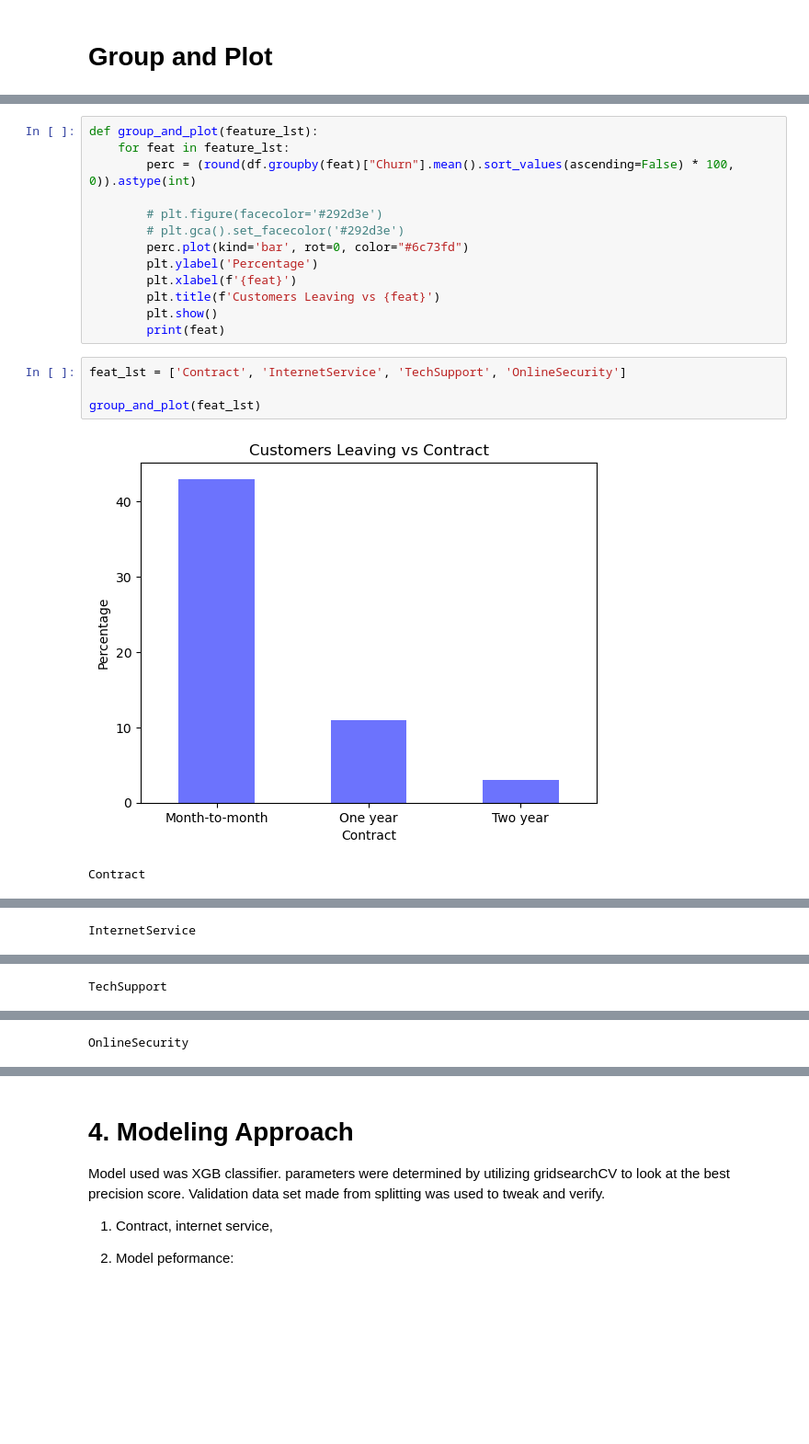
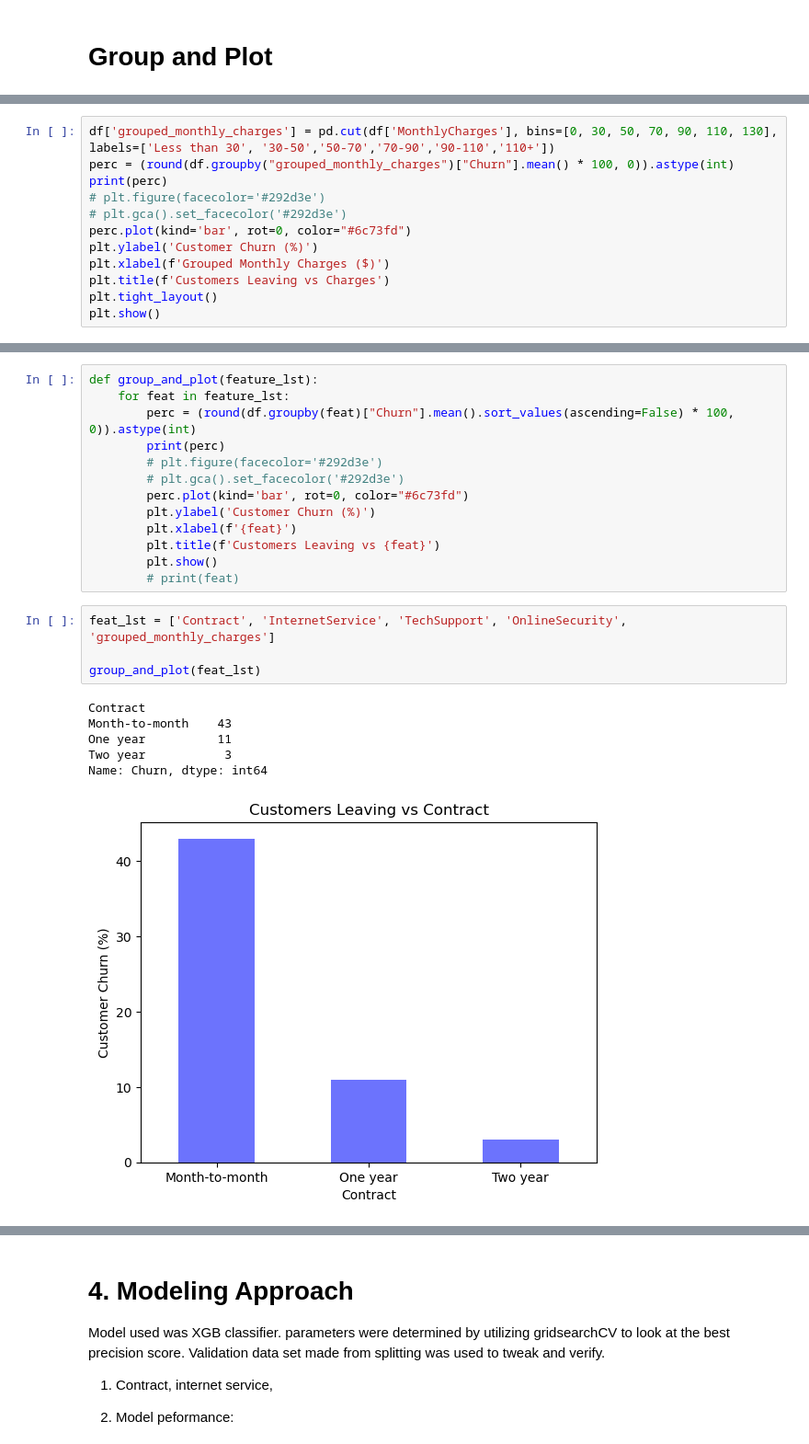
Before and after one commit to kurathemonster/classification_casestudy, a Jupyter notebook: classification.ipynb, the cells around one changed output, grey strips where cells are left out. Shown at 92% size. Saved outputs shown, nothing was run; the diff lists cells and outputs as text; blank space fills up the shorter version.

Commit message:
More graphing

```diff
--- a/classification.ipynb
+++ b/classification.ipynb
@@ -278,0 +281,12 @@ dtype: float64
+# %%
+df['grouped_monthly_charges'] = pd.cut(df['MonthlyCharges'], bins=[0, 30, 50, 70, 90, 110, 130], labels=['Less than 30', '30-50','50-70','70-90','90-110','110+'])
+perc = (round(df.groupby("grouped_monthly_charges")["Churn"].mean() * 100, 0)).astype(int)
+print(perc)
+# plt.figure(facecolor='#292d3e')
+# plt.gca().set_facecolor('#292d3e')
+perc.plot(kind='bar', rot=0, color="#6c73fd")
+plt.ylabel('Customer Churn (%)')
+plt.xlabel(f'Grouped Monthly Charges ($)')
+plt.title(f'Customers Leaving vs Charges')
+plt.tight_layout()
+plt.show()
@@ -280,19 +316,23 @@ dtype: float64
 def group_and_plot(feature_lst):
     for feat in feature_lst:
         perc = (round(df.groupby(feat)["Churn"].mean().sort_values(ascending=False) * 100, 0)).astype(int)
-
+        print(perc)
         # plt.figure(facecolor='#292d3e')
         # plt.gca().set_facecolor('#292d3e')
         perc.plot(kind='bar', rot=0, color="#6c73fd")
-        plt.ylabel('Percentage')
+        plt.ylabel('Customer Churn (%)')
         plt.xlabel(f'{feat}')
         plt.title(f'Customers Leaving vs {feat}')
         plt.show()
-        print(feat)
+        # print(feat)
 # %%
-feat_lst = ['Contract', 'InternetService', 'TechSupport', 'OnlineSecurity']
+feat_lst = ['Contract', 'InternetService', 'TechSupport', 'OnlineSecurity', 'grouped_monthly_charges']
 
 group_and_plot(feat_lst)
 # %% [output]
+Contract
+Month-to-month    43
+One year          11
+Two year           3
+Name: Churn, dtype: int64
-[figure, old version]
+[figure, new version]
-Contract
@@ -300 +344,0 @@ Contract
-InternetService
@@ -302 +350,0 @@ InternetService
-TechSupport
@@ -304 +356,0 @@ TechSupport
-OnlineSecurity
```
Also changed, not shown: parts of 20 cells of this notebook.
